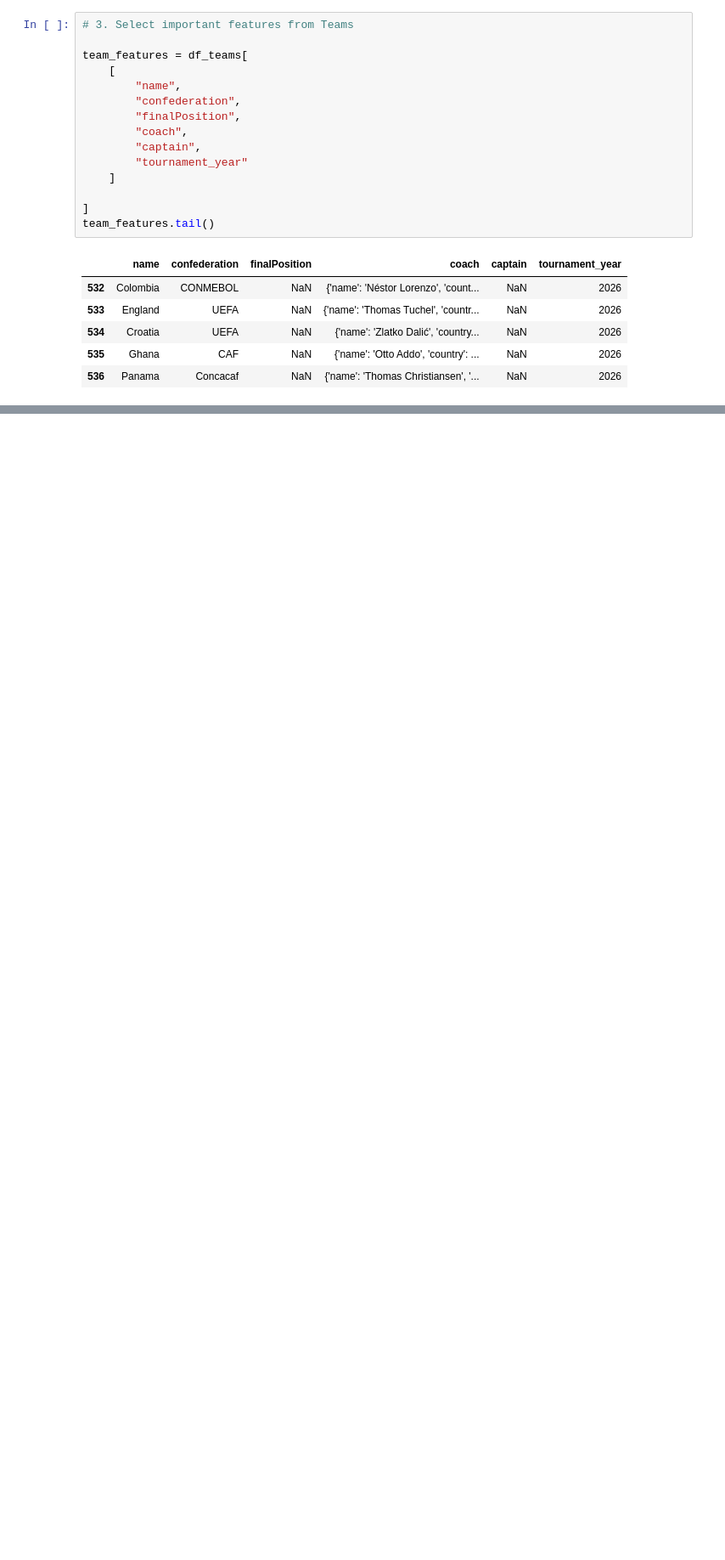
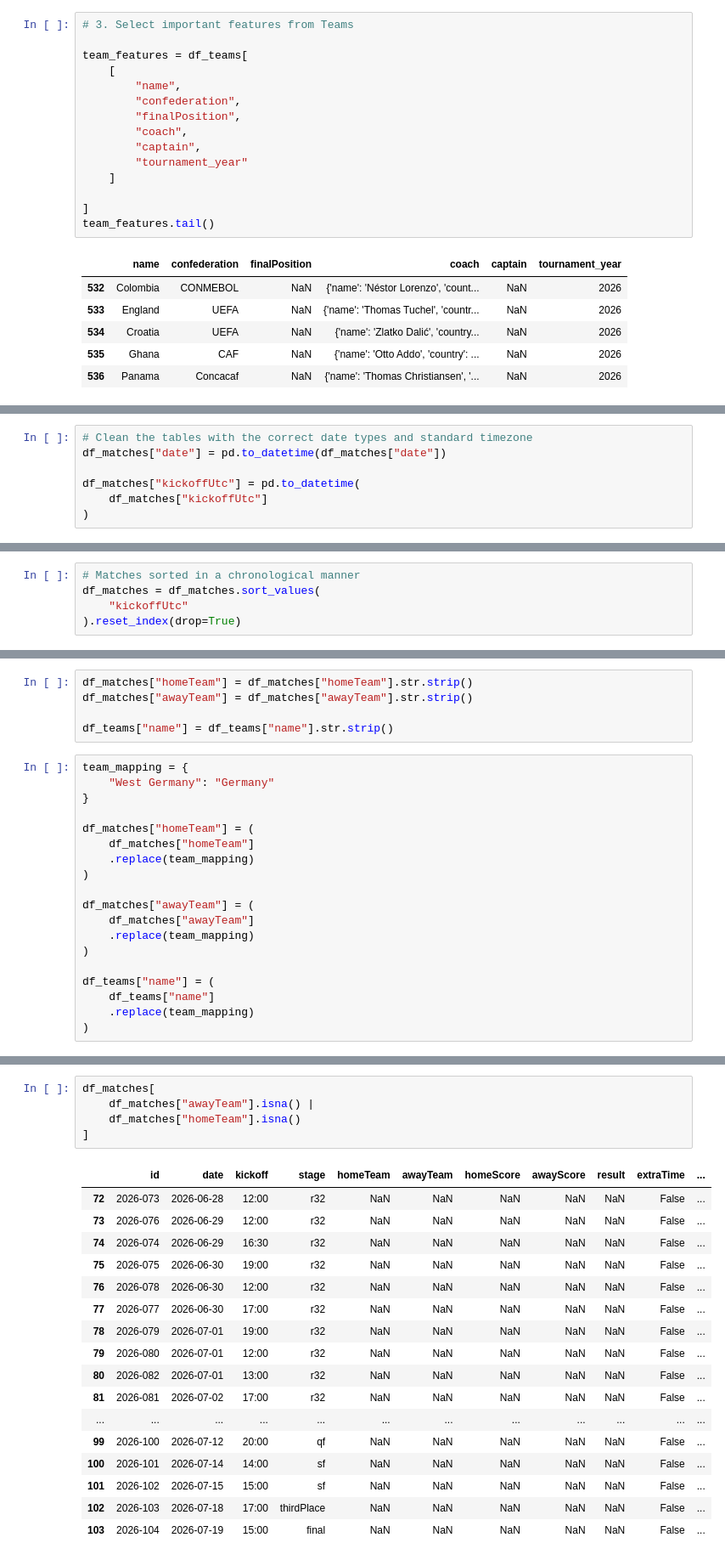
Before and after one commit to EWanjau/worldcup_2026_predictor, a Jupyter notebook: notebooks/eda.ipynb, the cells around one changed output, grey strips where cells are left out. Shown at 85% size. Drawn from its saved outputs; the diff is of its cells as text; blank space fills up the shorter version.

```diff
--- a/notebooks/eda.ipynb
+++ b/notebooks/eda.ipynb
@@ -75,0 +115,7 @@ team_features.tail()
+# %%
+# Clean the tables with the correct date types and standard timezone
+df_matches["date"] = pd.to_datetime(df_matches["date"])
+
+df_matches["kickoffUtc"] = pd.to_datetime(
+    df_matches["kickoffUtc"]
+)
@@ -75,0 +183,5 @@ team_features.tail()
+# %%
+# Matches sorted in a chronological manner
+df_matches = df_matches.sort_values(
+    "kickoffUtc"
+).reset_index(drop=True)
@@ -75,0 +401,24 @@ team_features.tail()
+# %%
+df_matches["homeTeam"] = df_matches["homeTeam"].str.strip()
+df_matches["awayTeam"] = df_matches["awayTeam"].str.strip()
+
+df_teams["name"] = df_teams["name"].str.strip()
+# %%
+team_mapping = {
+    "West Germany": "Germany"
+}
+
+df_matches["homeTeam"] = (
+    df_matches["homeTeam"]
+    .replace(team_mapping)
+)
+
+df_matches["awayTeam"] = (
+    df_matches["awayTeam"]
+    .replace(team_mapping)
+)
+
+df_teams["name"] = (
+    df_teams["name"]
+    .replace(team_mapping)
+)
@@ -75,0 +485,23 @@ team_features.tail()
+# %%
+df_matches[
+    df_matches["awayTeam"].isna() |
+    df_matches["homeTeam"].isna()
+]
+# %% [output]
+|  | id | date | kickoff | stage | homeTeam | awayTeam | homeScore | awayScore | result | extraTime | ... |
+| 72 | 2026-073 | 2026-06-28 | 12:00 | r32 | NaN | NaN | NaN | NaN | NaN | False | ... |
+| 73 | 2026-076 | 2026-06-29 | 12:00 | r32 | NaN | NaN | NaN | NaN | NaN | False | ... |
+| 74 | 2026-074 | 2026-06-29 | 16:30 | r32 | NaN | NaN | NaN | NaN | NaN | False | ... |
+| 75 | 2026-075 | 2026-06-30 | 19:00 | r32 | NaN | NaN | NaN | NaN | NaN | False | ... |
+| 76 | 2026-078 | 2026-06-30 | 12:00 | r32 | NaN | NaN | NaN | NaN | NaN | False | ... |
+| 77 | 2026-077 | 2026-06-30 | 17:00 | r32 | NaN | NaN | NaN | NaN | NaN | False | ... |
+| 78 | 2026-079 | 2026-07-01 | 19:00 | r32 | NaN | NaN | NaN | NaN | NaN | False | ... |
+| 79 | 2026-080 | 2026-07-01 | 12:00 | r32 | NaN | NaN | NaN | NaN | NaN | False | ... |
+| 80 | 2026-082 | 2026-07-01 | 13:00 | r32 | NaN | NaN | NaN | NaN | NaN | False | ... |
+| 81 | 2026-081 | 2026-07-02 | 17:00 | r32 | NaN | NaN | NaN | NaN | NaN | False | ... |
+| ... | ... | ... | ... | ... | ... | ... | ... | ... | ... | ... | ... |
+| 99 | 2026-100 | 2026-07-12 | 20:00 | qf | NaN | NaN | NaN | NaN | NaN | False | ... |
+| 100 | 2026-101 | 2026-07-14 | 14:00 | sf | NaN | NaN | NaN | NaN | NaN | False | ... |
+| 101 | 2026-102 | 2026-07-15 | 15:00 | sf | NaN | NaN | NaN | NaN | NaN | False | ... |
+| 102 | 2026-103 | 2026-07-18 | 17:00 | thirdPlace | NaN | NaN | NaN | NaN | NaN | False | ... |
+| 103 | 2026-104 | 2026-07-19 | 15:00 | final | NaN | NaN | NaN | NaN | NaN | False | ... |
```
Also changed, not shown: parts of 133 cells of this notebook, 17 other files.
